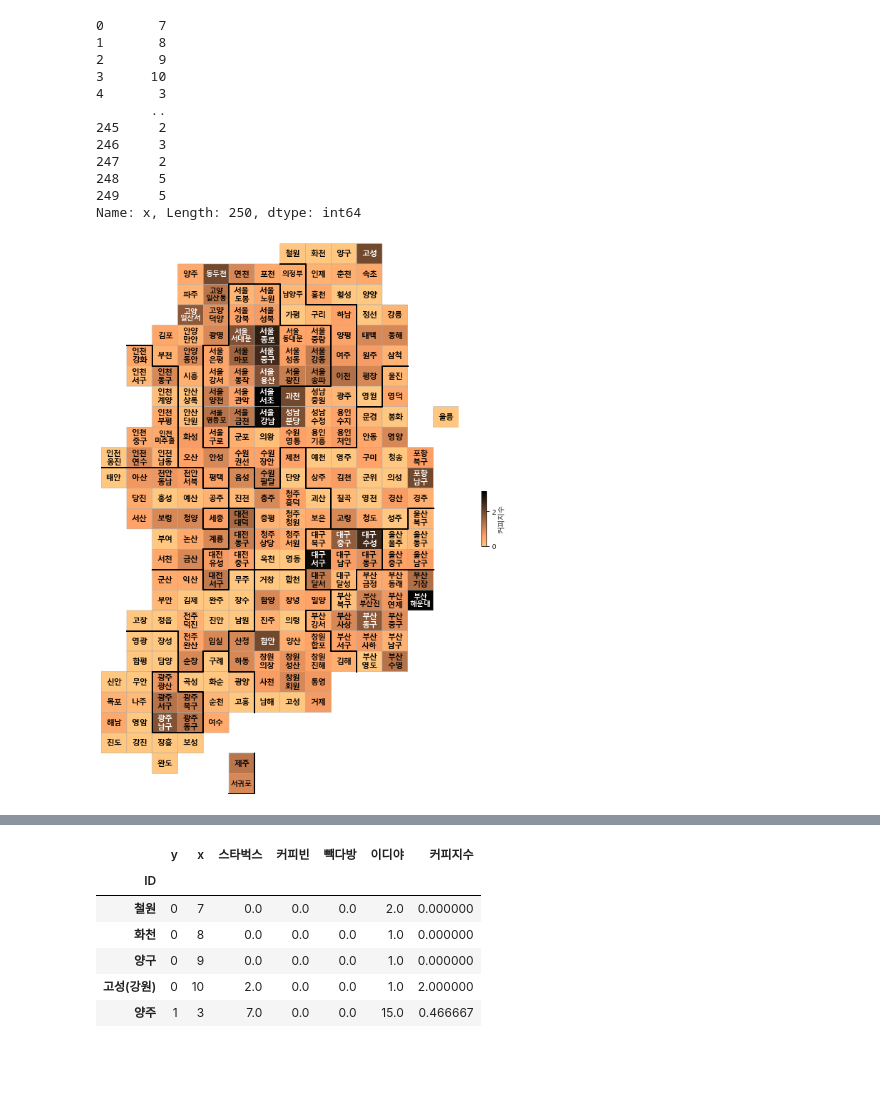
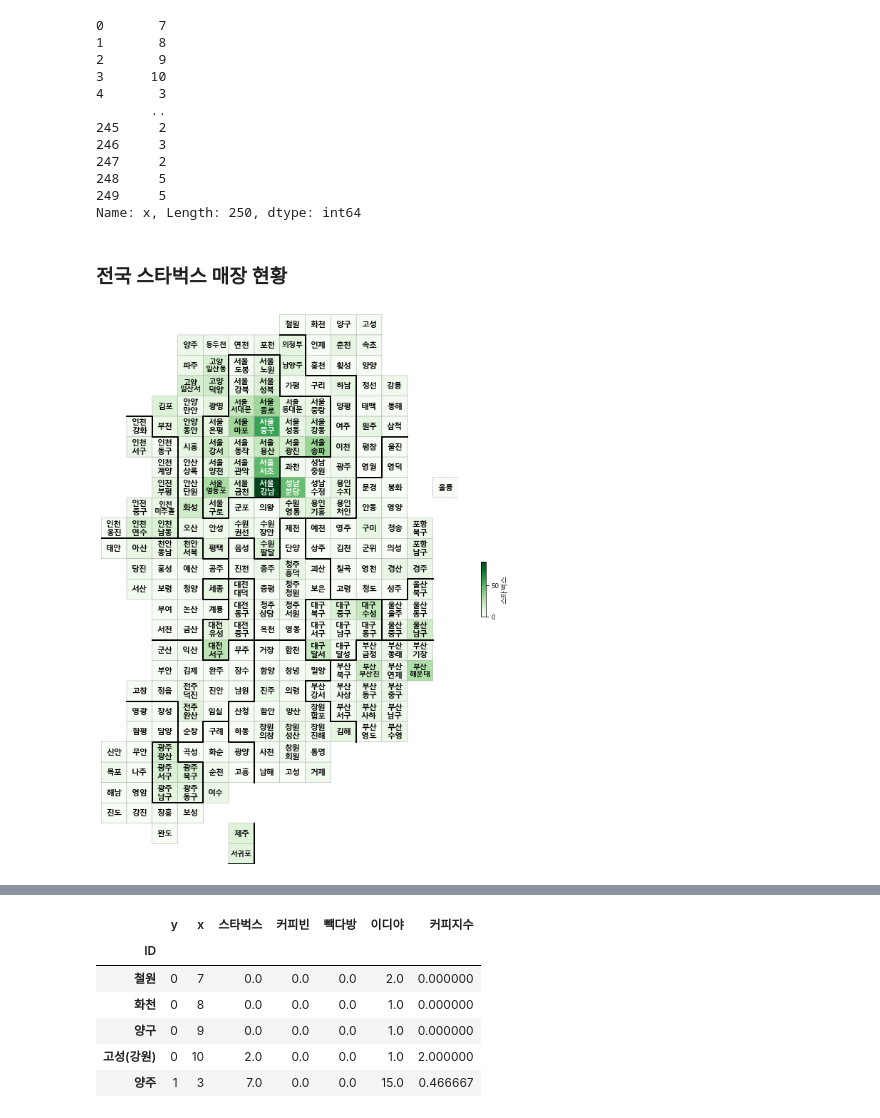
Before and after one commit to STNox/Data-Analysis, a Jupyter notebook: 09. Coffee Index/coffee index.ipynb, the cells around one changed output, grey strips where cells are left out. Drawn from its saved outputs; the diff is of its cells as text; code cells hidden in the pictures; blank space fills up the shorter version.

Commit message:
Coffee Index

```diff
--- a/09. Coffee Index/coffee index.ipynb
+++ b/09. Coffee Index/coffee index.ipynb
@@ -49,24 +49,8 @@ cafe_list.head()
 | 4 | 29 | 커피빈 | 커피점/카페 | 서울특별시 서초구 서초중앙로 118 | 127.014217 | 37.492388 |
 # %% [markdown]
 ### ID에 사용할 지역 코드 만들기
-# %%
-region = []
-for i in cafe_list.index:
-    if cafe_list['도로명주소'][i].split()[2][-1] == '구':
-        if cafe_list['도로명주소'][i].split()[0][-2] == '북':
-            region.append(cafe_list['도로명주소'][i].split()[0][0] + '북' + ' ' + cafe_list['도로명주소'][i].split()[1] + ' ' + cafe_list['도로명주소'][i].split()[2])
-        elif cafe_list['도로명주소'][i].split()[0][-2] == '남':
-            region.append(cafe_list['도로명주소'][i].split()[0][0] + '남' + ' ' + cafe_list['도로명주소'][i].split()[1] + ' ' + cafe_list['도로명주소'][i].split()[2])
-        else:
-            region.append(cafe_list['도로명주소'][i].split()[0][:2] + ' ' + cafe_list['도로명주소'][i].split()[1] + ' ' + cafe_list['도로명주소'][i].split()[2])
-    else:
-        if cafe_list['도로명주소'][i].split()[0][-2] == '북':
-            region.append(cafe_list['도로명주소'][i].split()[0][0] + '북' + ' ' + cafe_list['도로명주소'][i].split()[1])
-        elif cafe_list['도로명주소'][i].split()[0][-2] == '남':
-            region.append(cafe_list['도로명주소'][i].split()[0][0] + '남' + ' ' + cafe_list['도로명주소'][i].split()[1])
-        elif cafe_list['도로명주소'][i].split()[0][:2] == '세종':
-            region.append(cafe_list['도로명주소'][i].split()[0][:2] + ' ' + '세종시')
-        else:
-            region.append(cafe_list['도로명주소'][i].split()[0][:2] + ' ' + cafe_list['도로명주소'][i].split()[1])
-cafe_list['지역'] = region
-del cafe_list['index']
+# %%
+import region_nm
+region = region_nm.region_name(cafe_list)
+cafe_list['지역'] = region
+del cafe_list['index']
@@ -185,2 +146,5 @@ cafe_count['ID'] = ids
+# %%
+ids = region_nm.region_id(cafe_index)
+cafe_count['ID'] = ids
 # %% [markdown]
 ### 카토그램
@@ -248,0 +151,3 @@ BORDER_LINES = [
+# %%
+import cartogram
+draw_korea = cartogram.draw_korea
@@ -321,4 +198,6 @@ def drawKorea(targetData, blockedMap, cmapname):
-# %%
-drawKorea('커피지수', cafe_count, 'copper_r')
-# %% [output]
-[figure, removed]
+# %% [markdown]
+### 전국 스타벅스 매장 현황
+# %%
+cartogram.drawKorea('스타벅스', cafe_count, 'Greens')
+# %% [output]
+[figure, added]
```
Also changed, not shown: parts of 17 cells of this notebook, 4 other files.
